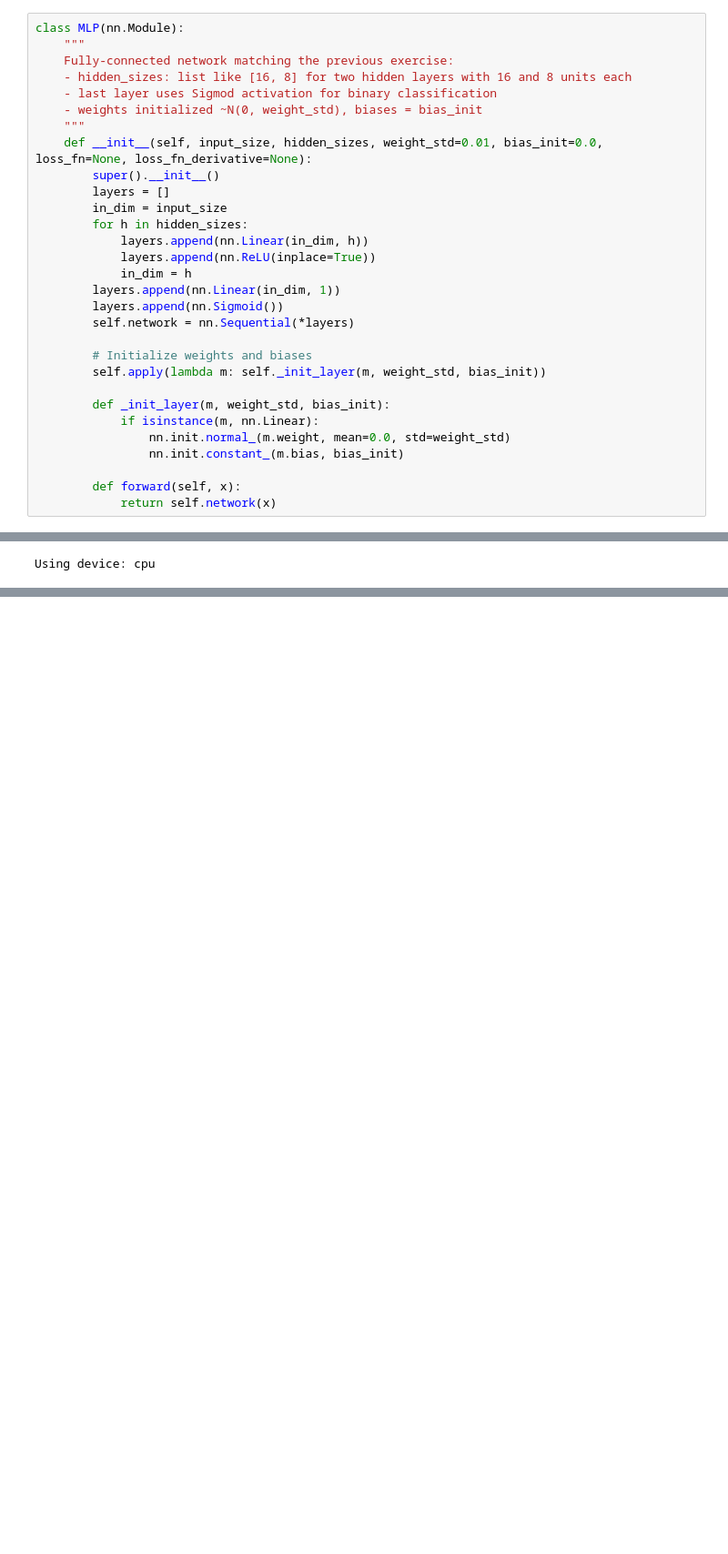
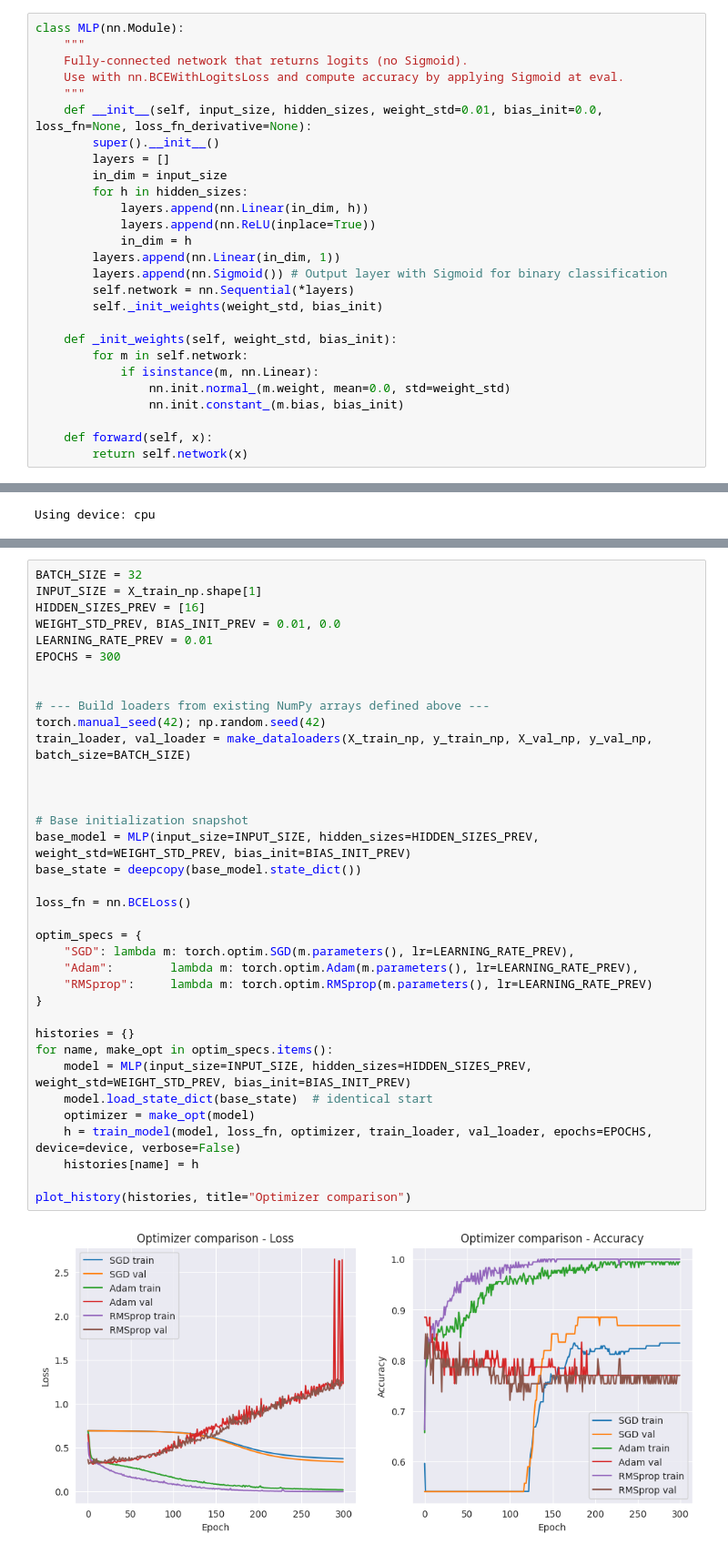
Before and after one commit to banacchini/neuralNetworksWUST, a Jupyter notebook: lab1_4/04_PyTorchModel.ipynb, the cells around one changed output, grey strips where cells are left out. Shown at 91% size. Drawn from its saved outputs; the diff is of its cells as text; blank space fills up the shorter version.

```diff
--- a/lab1_4/04_PyTorchModel.ipynb
+++ b/lab1_4/04_PyTorchModel.ipynb
@@ -42,10 +52,8 @@ y_test_np = np.asarray(y_test, dtype=np.float32)  # flat for accuracy
 # %%
 class MLP(nn.Module):
     """
-    Fully-connected network matching the previous exercise:
-    - hidden_sizes: list like [16, 8] for two hidden layers with 16 and 8 units each
-    - last layer uses Sigmod activation for binary classification
-    - weights initialized ~N(0, weight_std), biases = bias_init
+    Fully-connected network that returns logits (no Sigmoid).
+    Use with nn.BCEWithLogitsLoss and compute accuracy by applying Sigmoid at eval.
     """
     def __init__(self, input_size, hidden_sizes, weight_std=0.01, bias_init=0.0, loss_fn=None, loss_fn_derivative=None):
         super().__init__()
@@ -56,19 +64,18 @@ class MLP(nn.Module):
             layers.append(nn.ReLU(inplace=True))
             in_dim = h
         layers.append(nn.Linear(in_dim, 1))
-        layers.append(nn.Sigmoid())
+        layers.append(nn.Sigmoid()) # Output layer with Sigmoid for binary classification
         self.network = nn.Sequential(*layers)
+        self._init_weights(weight_std, bias_init)
 
-        # Initialize weights and biases
-        self.apply(lambda m: self._init_layer(m, weight_std, bias_init))
-
-        def _init_layer(m, weight_std, bias_init):
+    def _init_weights(self, weight_std, bias_init):
+        for m in self.network:
             if isinstance(m, nn.Linear):
                 nn.init.normal_(m.weight, mean=0.0, std=weight_std)
                 nn.init.constant_(m.bias, bias_init)
 
-        def forward(self, x):
-            return self.network(x)
+    def forward(self, x):
+        return self.network(x)
 # %%
 device = torch.device('cuda' if torch.cuda.is_available() else 'cpu')
 print(f'Using device: {device}')
@@ -76,0 +232,38 @@ Using device: cpu
+# %%
+BATCH_SIZE = 32
+INPUT_SIZE = X_train_np.shape[1]
+HIDDEN_SIZES_PREV = [16]
+WEIGHT_STD_PREV, BIAS_INIT_PREV = 0.01, 0.0
+LEARNING_RATE_PREV = 0.01
+EPOCHS = 300
+
+
+# --- Build loaders from existing NumPy arrays defined above ---
+torch.manual_seed(42); np.random.seed(42)
+train_loader, val_loader = make_dataloaders(X_train_np, y_train_np, X_val_np, y_val_np, batch_size=BATCH_SIZE)
+
+
+
+# Base initialization snapshot
+base_model = MLP(input_size=INPUT_SIZE, hidden_sizes=HIDDEN_SIZES_PREV, weight_std=WEIGHT_STD_PREV, bias_init=BIAS_INIT_PREV)
+base_state = deepcopy(base_model.state_dict())
+
+loss_fn = nn.BCELoss()
+
+optim_specs = {
+    "SGD": lambda m: torch.optim.SGD(m.parameters(), lr=LEARNING_RATE_PREV),
+    "Adam":        lambda m: torch.optim.Adam(m.parameters(), lr=LEARNING_RATE_PREV),
+    "RMSprop":     lambda m: torch.optim.RMSprop(m.parameters(), lr=LEARNING_RATE_PREV)
+}
+
+histories = {}
+for name, make_opt in optim_specs.items():
+    model = MLP(input_size=INPUT_SIZE, hidden_sizes=HIDDEN_SIZES_PREV, weight_std=WEIGHT_STD_PREV, bias_init=BIAS_INIT_PREV)
+    model.load_state_dict(base_state)  # identical start
+    optimizer = make_opt(model)
+    h = train_model(model, loss_fn, optimizer, train_loader, val_loader, epochs=EPOCHS, device=device, verbose=False)
+    histories[name] = h
+
+plot_history(histories, title="Optimizer comparison")
+# %% [output]
+[figure, added]
```
Also changed, not shown: parts of 25 cells of this notebook.
